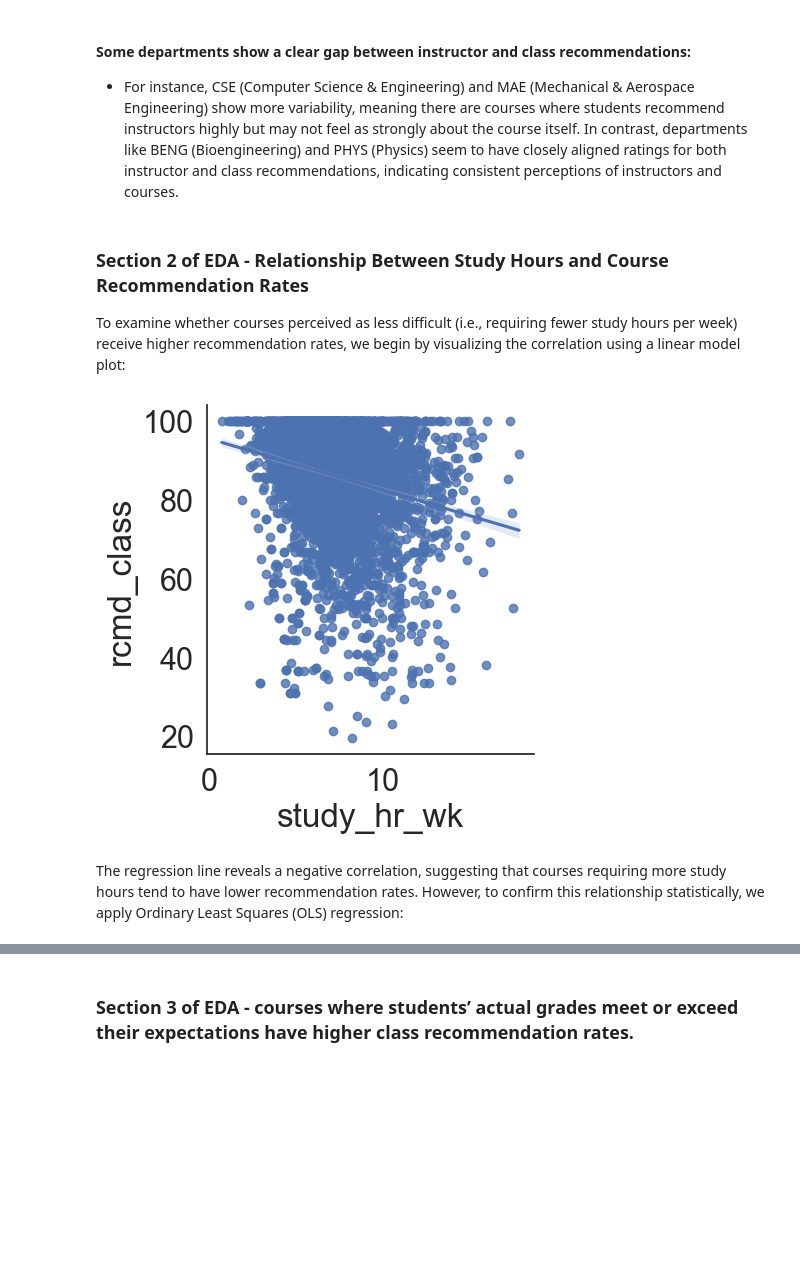
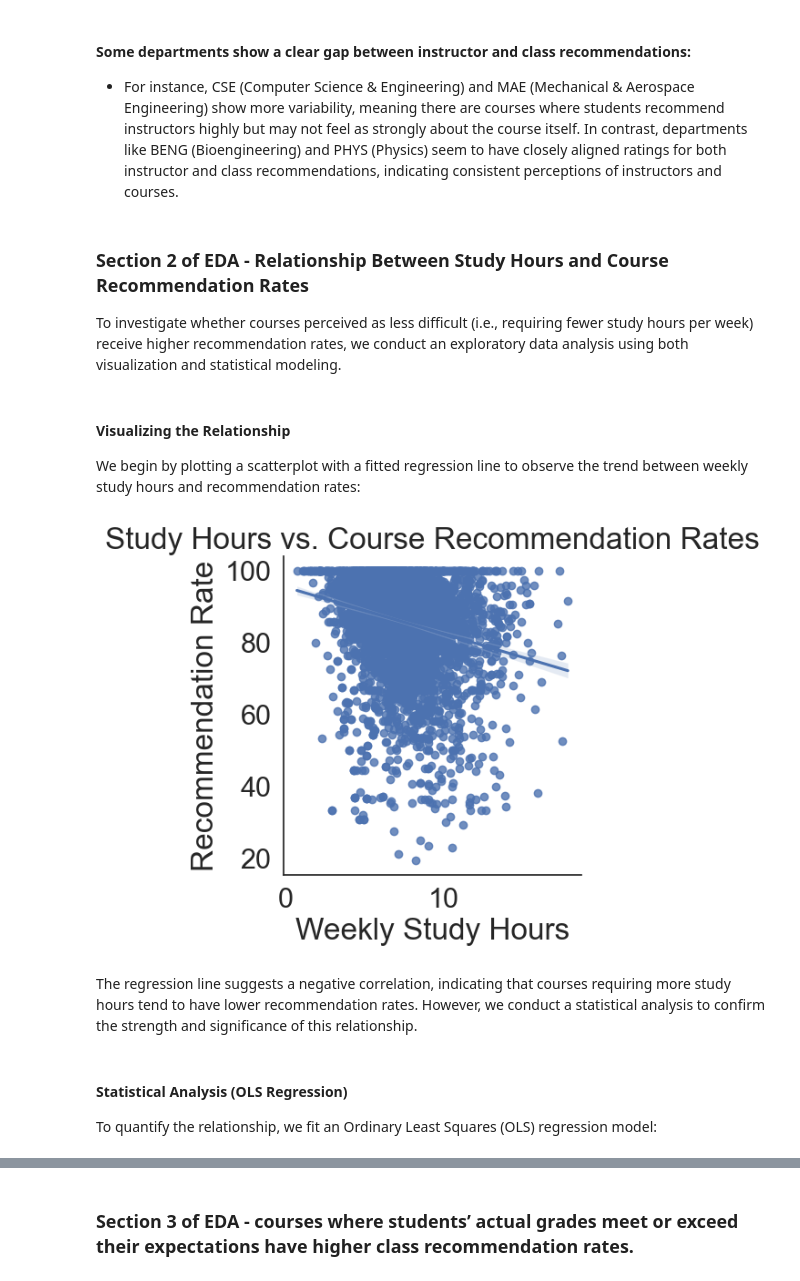
Before and after one commit to EllaW9/ucsd-stem-course-sentiment-study, a Jupyter notebook: EDACheckpoint_Group047_WI25.ipynb, the cells around one changed output, grey strips where cells are left out. Drawn from its saved outputs; the diff is of its cells as text; code cells hidden in the pictures; blank space fills up the shorter version.

```diff
--- a/EDACheckpoint_Group047_WI25.ipynb
+++ b/EDACheckpoint_Group047_WI25.ipynb
@@ -360,18 +348,29 @@ In contrast, departments like BENG (Bioengineering) and PHYS (Physics) seem to h
 # %% [markdown]
 ### Section 2 of EDA  - Relationship Between Study Hours and Course Recommendation Rates
 
-
-To examine whether courses perceived as less difficult (i.e., requiring fewer study hours per week) receive higher recommendation rates, we begin by visualizing the correlation using a linear model plot:
+To investigate whether courses perceived as less difficult (i.e., requiring fewer study hours per week) receive higher recommendation rates, we conduct an exploratory data analysis using both visualization and statistical modeling.
-# %%
-studyhour_vs_rcmdrates = sns.lmplot(
-    data=cleaned_df_stem,
-    x='study_hr_wk',
-    y='rcmd_class',
-)
-# %% [output]
-[figure, removed]
+# %% [markdown]
+#### Visualizing the Relationship
+We begin by plotting a scatterplot with a fitted regression line to observe the trend between weekly study hours and recommendation rates:
+# %%
+# Scatterplot with regression line
+studyhour_vs_rcmdrates = sns.lmplot(
+    data=cleaned_df_stem,
+    x='study_hr_wk',
+    y='rcmd_class'
+)
+
+plt.xlabel("Weekly Study Hours")
+plt.ylabel("Recommendation Rate")
+plt.title("Study Hours vs. Course Recommendation Rates")
+plt.show()
+# %% [output]
+[figure, added]
 # %% [markdown]
-The regression line reveals a negative correlation, suggesting that courses requiring more study hours tend to have lower recommendation rates. However, to confirm this relationship statistically, we apply Ordinary Least Squares (OLS) regression:
+The regression line suggests a negative correlation, indicating that courses requiring more study hours tend to have lower recommendation rates. However, we conduct a statistical analysis to confirm the strength and significance of this relationship.
+# %% [markdown]
+#### Statistical Analysis (OLS Regression)
+To quantify the relationship, we fit an Ordinary Least Squares (OLS) regression model:
 # %%
 # Define the regression model
 outcome, predictors = patsy.dmatrices('rcmd_class ~ study_hr_wk', data=cleaned_df_stem)
```
Also changed, not shown: parts of 13 cells of this notebook.
